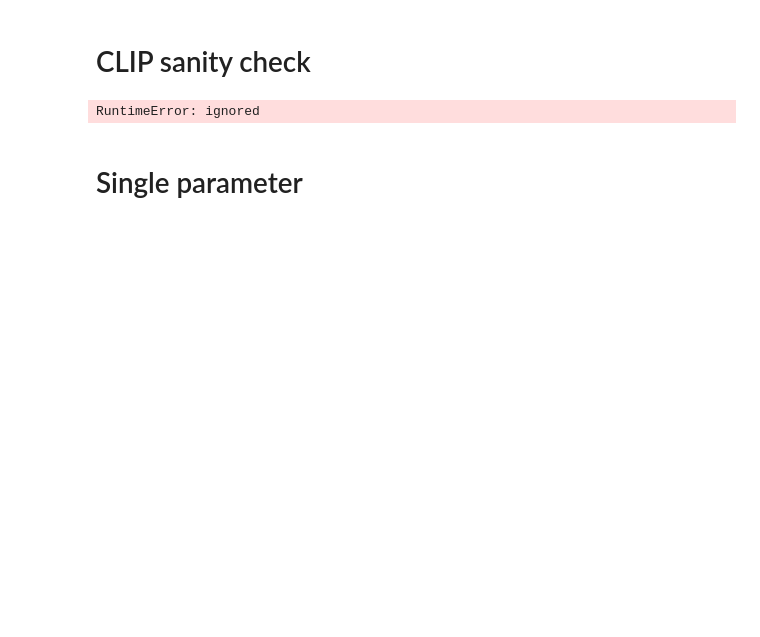
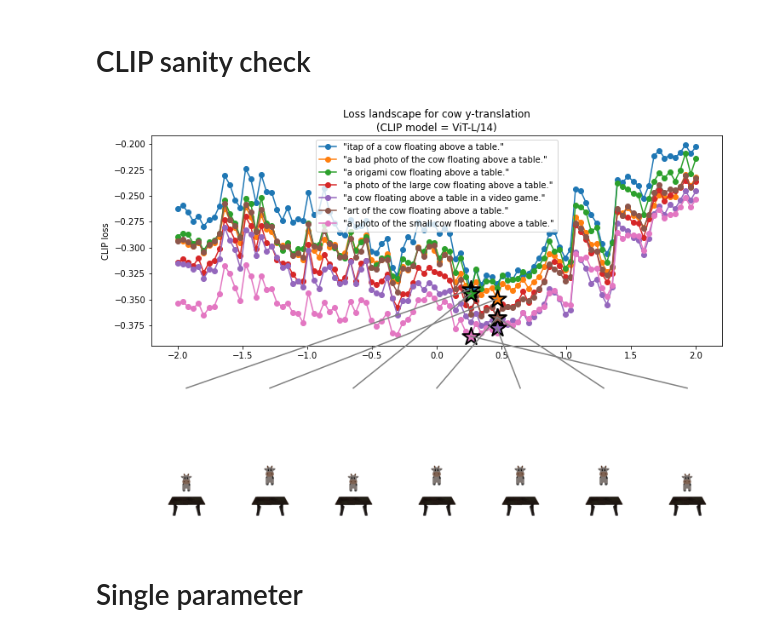
Before and after one commit to lucasalexsorensen/sgvop, a Jupyter notebook: notebooks/3D_semantic.ipynb, the cells around one changed output. Drawn from its saved outputs; the diff is of its cells as text; code cells hidden in the pictures; blank space fills up the shorter version.

```diff
--- a/notebooks/3D_semantic.ipynb
+++ b/notebooks/3D_semantic.ipynb
@@ -279,23 +276,21 @@ rc = CowRendererSingle
 bg=True
 
 S = np.linspace(-2,2,100)
-#with torch.no_grad():
-text_enc = model.encode_text(clip.tokenize(example_prompts).to(device))
-text_enc_norm = text_enc / text_enc.norm(dim=-1).unsqueeze(-1)
-all_losses = []
-all_gradients = []
-for s in tqdm(S):
-  renderer = rc(s).to(device)
-  p_im = p(renderer())
-  image_enc = model.encode_image(p_im)
-  image_enc_norm = image_enc / image_enc.norm(dim=-1).unsqueeze(-1)
-  loss = -text_enc_norm@image_enc_norm.T
-  #loss.backward()
-  all_losses.append(loss)
-  del image_enc, image_enc_norm, loss, renderer, p_im
-  torch.cuda.empty_cache()
-all_losses = torch.stack(all_losses)
-all_gradients = torch.stack(all_gradients)
+with torch.no_grad():
+  text_enc = model.encode_text(clip.tokenize(example_prompts).to(device))
+  text_enc_norm = text_enc / text_enc.norm(dim=-1).unsqueeze(-1)
+  all_losses = []
+  for s in tqdm(S):
+    renderer = rc(s).to(device)
+    p_im = p(renderer())
+    image_enc = model.encode_image(p_im)
+    image_enc_norm = image_enc / image_enc.norm(dim=-1).unsqueeze(-1)
+    loss = -text_enc_norm@image_enc_norm.T
+    #loss.backward()
+    all_losses.append(loss.squeeze())
+    del image_enc, image_enc_norm, loss, renderer, p_im
+    torch.cuda.empty_cache()
+all_losses = torch.stack(all_losses).cpu()
 
 fig = plt.figure(figsize=(12,10))
 plt.subplot(2,1,1)
@@ -305,34 +300,34 @@ for prompt,losses in zip(example_prompts, all_losses.T):
     plt.scatter(S[i_opt], losses[i_opt], marker='*', edgecolor='black', linewidth=2, s=450, zorder=5)
 plt.ylabel('CLIP loss')
 plt.title('Loss landscape for cow %s\n(CLIP model = %s)' % (rc().description, model_name))
 plt.legend()
 ax_loss = plt.gca()
 
 for i,(prompt,losses) in enumerate(zip(example_prompts, all_losses.T)):
     plt.subplot(2,len(example_prompts),len(example_prompts)+i+1)
     i_opt = losses.argmin()
     im_opt = rc(S[i_opt]).to(device)().cpu()[0].permute((1,2,0)).detach()
     plt.axis('off')
     #plt.title('"%s"\n(s = %.2f)' % (prompt, S[i_opt]))
     plt.imshow(im_opt, zorder=5)
     ax_im = plt.gca()
 
     transFigure = fig.transFigure.inverted()
     coord1 = transFigure.transform(ax_loss.transData.transform([S[i_opt], losses[i_opt]]))
     coord2 = transFigure.transform(ax_im.transData.transform([im_opt.shape[1]/2, 0]))
     line = lines.Line2D(
         (coord1[0], coord2[0]),  # xdata
         (coord1[1], coord2[1]),  # ydata
         transform=fig.transFigure,
         color="grey",
         zorder=1
     )
     fig.lines.append(line)
 
 plt.savefig('figs/3_3-cow-translation-optimal-images.pdf', bbox_inches='tight')
 plt.show()
 # %% [output]
-RuntimeError: ignored
+[figure, added]
 # %% [markdown]
 # Single parameter
 # %%
```
Also changed, not shown: parts of 8 cells of this notebook, 21 other files.
